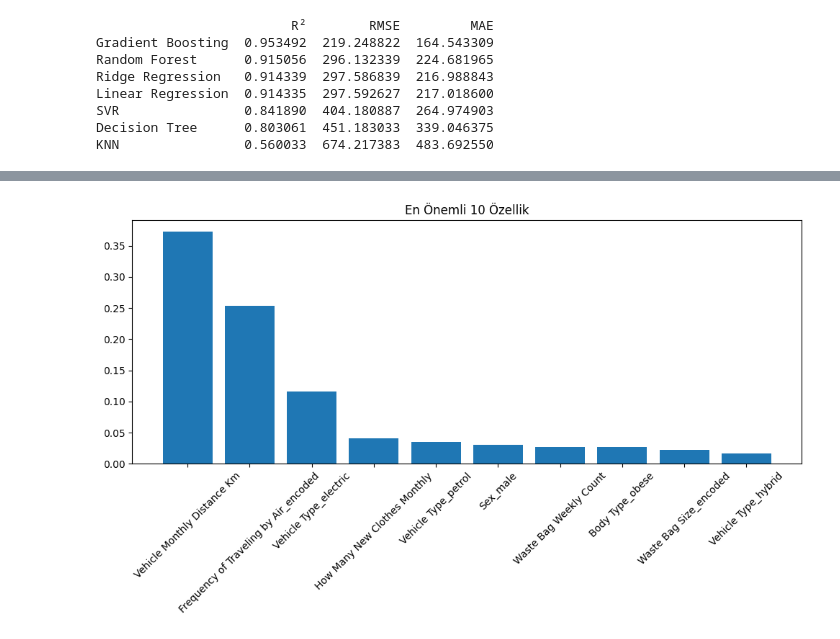
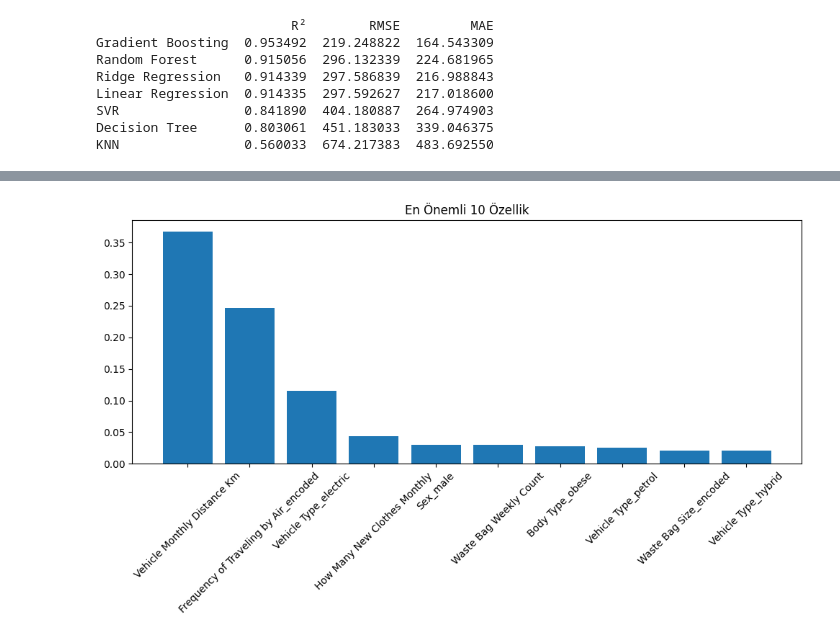
Before and after one commit to aycariko/AirRoute_Optimizer, a Jupyter notebook: carbon_emission.ipynb, the cells around one changed output, grey strips where cells are left out. Saved outputs shown, nothing was run; the diff lists cells and outputs as text; code cells hidden in the pictures.

```diff
--- a/carbon_emission.ipynb
+++ b/carbon_emission.ipynb
@@ -347,16 +347,16 @@ Test MAE: 102.4380099289514
 # %%
 import matplotlib.pyplot as plt
 
-importances = final_model.feature_importances_
+importances = best_model.feature_importances_
 features = X_train.columns
 sorted_idx = np.argsort(importances)[::-1]
 
 plt.figure(figsize=(10, 6))
 plt.bar(range(10), importances[sorted_idx][:10], align="center")
 plt.xticks(range(10), [features[i] for i in sorted_idx[:10]], rotation=45)
 plt.title("En Önemli 10 Özellik")
 plt.tight_layout()
 plt.show()
 # %% [output]
-[figure, old version]
+[figure, new version]
 # %%
```
Also changed, not shown: parts of 4 cells of this notebook.
